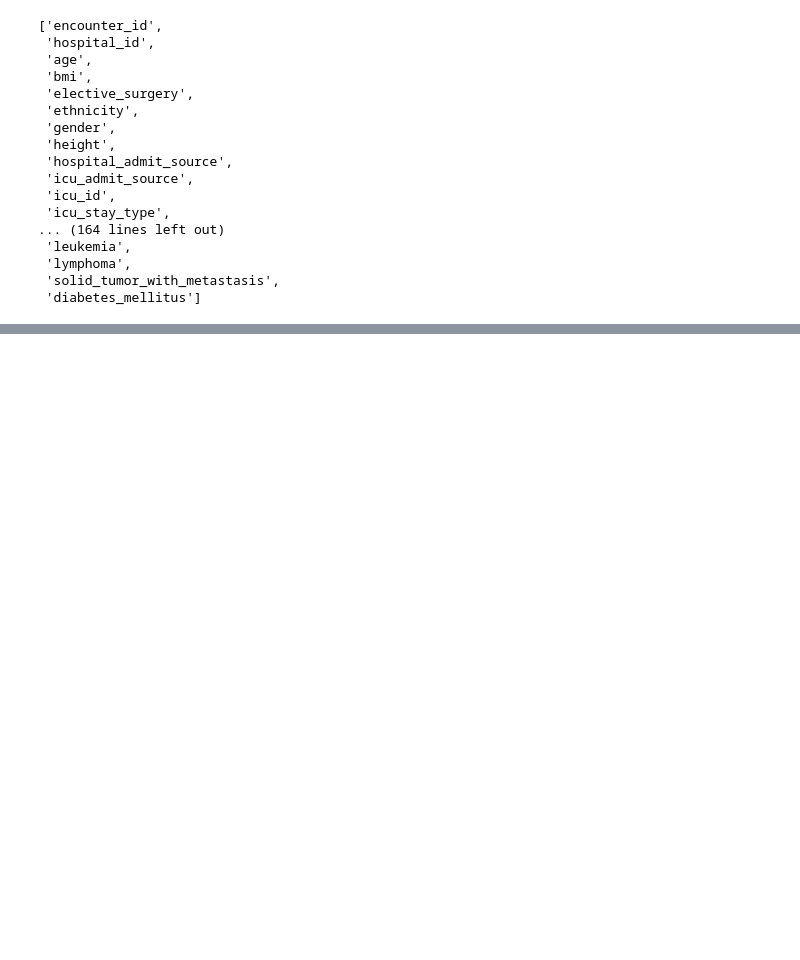
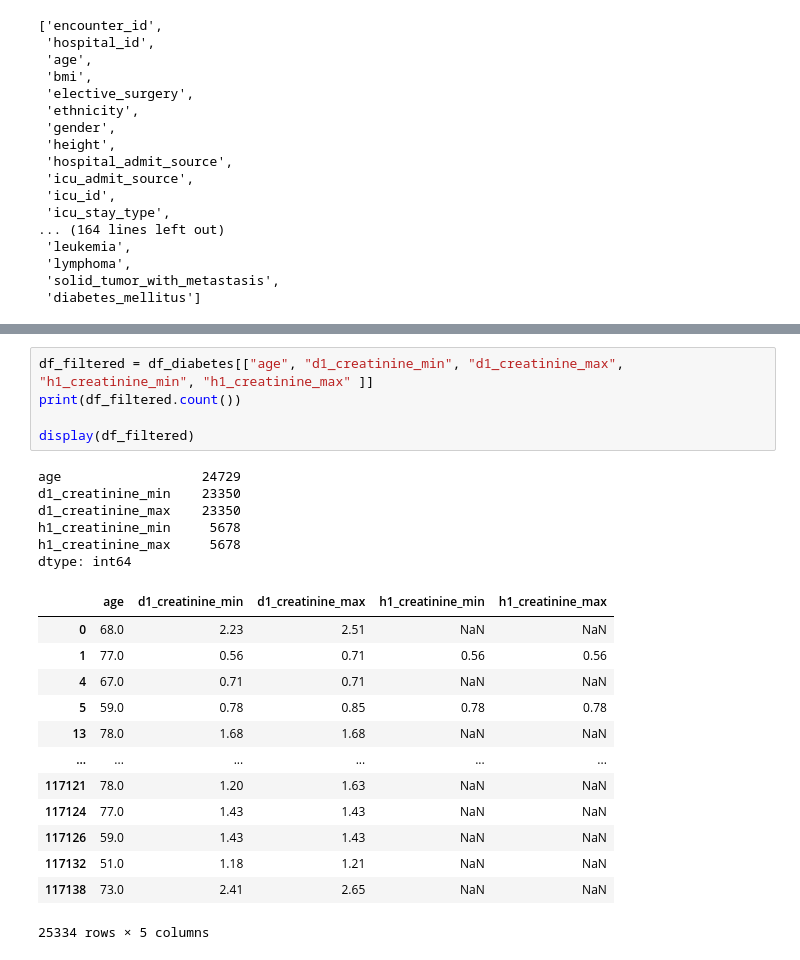
Before and after one commit to pedroogaab/Reconhecimento-de-padroes, a Jupyter notebook: classification.ipynb, the cells around one changed output, grey strips where cells are left out. Cells and saved outputs as stored; diff of their text form; blank space fills up the shorter version.

```diff
--- a/classification.ipynb
+++ b/classification.ipynb
@@ -121,0 +190,25 @@ Name: count, dtype: int64
+# %%
+df_filtered = df_diabetes[["age", "d1_creatinine_min", "d1_creatinine_max", "h1_creatinine_min", "h1_creatinine_max" ]]
+print(df_filtered.count())
+
+display(df_filtered)
+# %% [output]
+age                  24729
+d1_creatinine_min    23350
+d1_creatinine_max    23350
+h1_creatinine_min     5678
+h1_creatinine_max     5678
+dtype: int64
+|  | age | d1_creatinine_min | d1_creatinine_max | h1_creatinine_min | h1_creatinine_max |
+| 0 | 68.0 | 2.23 | 2.51 | NaN | NaN |
+| 1 | 77.0 | 0.56 | 0.71 | 0.56 | 0.56 |
+| 4 | 67.0 | 0.71 | 0.71 | NaN | NaN |
+| 5 | 59.0 | 0.78 | 0.85 | 0.78 | 0.78 |
+| 13 | 78.0 | 1.68 | 1.68 | NaN | NaN |
+| ... | ... | ... | ... | ... | ... |
+| 117121 | 78.0 | 1.20 | 1.63 | NaN | NaN |
+| 117124 | 77.0 | 1.43 | 1.43 | NaN | NaN |
+| 117126 | 59.0 | 1.43 | 1.43 | NaN | NaN |
+| 117132 | 51.0 | 1.18 | 1.21 | NaN | NaN |
+| 117138 | 73.0 | 2.41 | 2.65 | NaN | NaN |
+25334 rows × 5 columns
```
Also changed, not shown: parts of 7 cells of this notebook.
